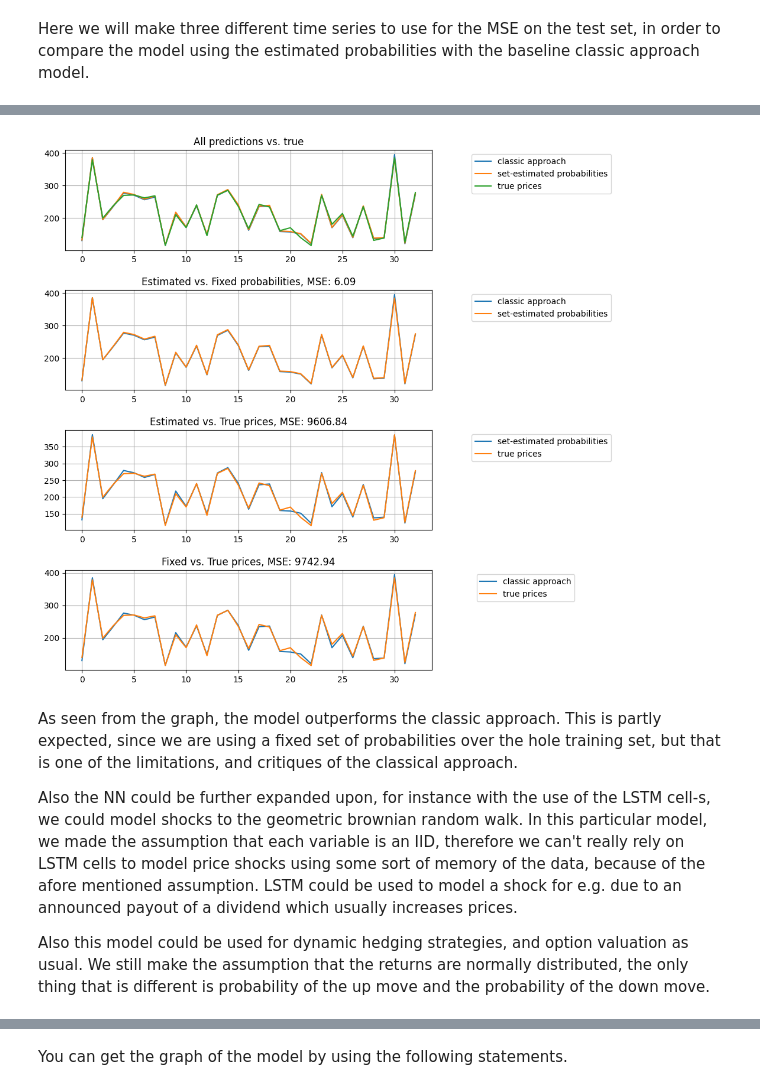
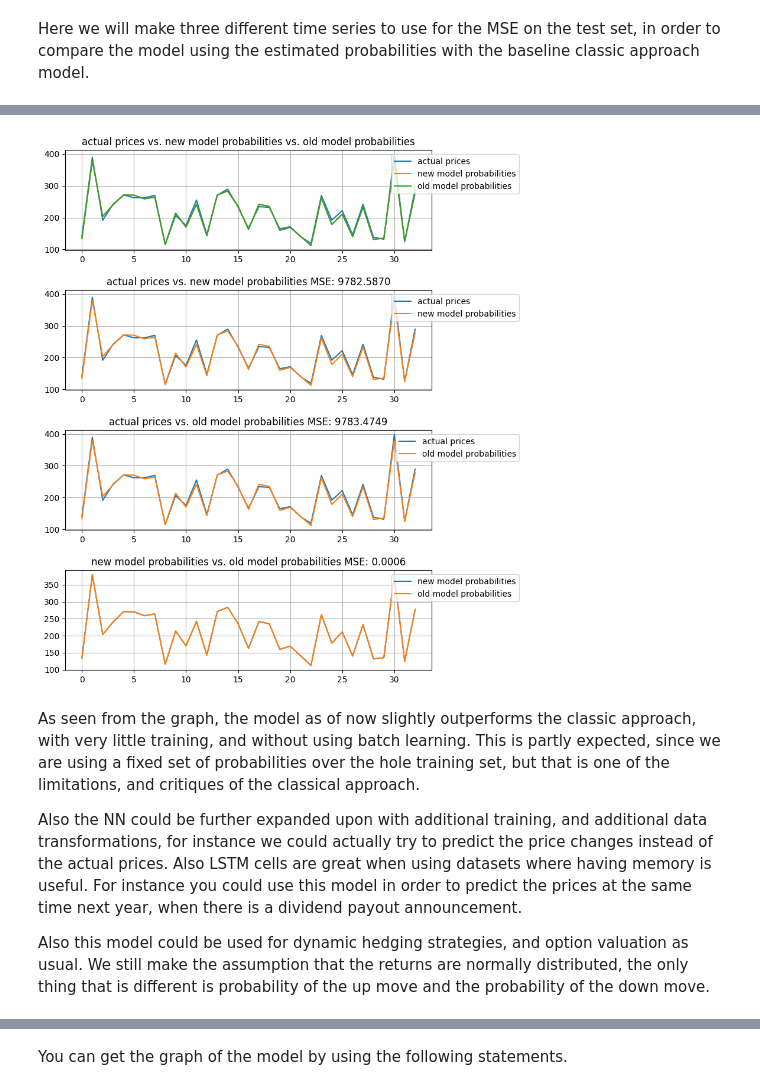
Before and after one commit to SmajlovicEmir/Binomial-ML-probabilities, a Jupyter notebook: Probabilities Estimation.ipynb, the cells around one changed output, grey strips where cells are left out. Saved outputs shown, nothing was run; the diff lists cells and outputs as text; code cells hidden in the pictures.

```diff
--- a/Probabilities Estimation.ipynb
+++ b/Probabilities Estimation.ipynb
@@ -228,8 +278,9 @@ plt.show();
 But this approach, usually fails to satisfy, since the conclusion about the normality of the distriubtion depends on the binning used. For a better judgement, of the same type of analysis, Q-Q plots can be used. They are simply the percentiles of the data, plotted against the theoretical log-normal distribution wih the $\sigma$ being equal to the volatility of the log-returns.
 # %%
 for_q_plot = np.array(p.iloc[:])
-fig, ax = plt.subplots()
+fig = plt.figure()
+ax = fig.add_subplot(111)
 stats.probplot(for_q_plot.ravel(), sparams=(p.std().iloc[0]), dist=lognorm, plot=ax)
 ax.set_title(f"Q-Q Plot for a log-normal pdf, with the standard deviation of: {p.std().iloc[0]:.2f}")
-plt.show();
+plt.show()
 # %% [output]
@@ -272,9 +333,12 @@ neg_bin_scorrer = make_scorer(neg_binomial_prediction_error, greater_is_better=T
 # %% [markdown]
 Next up, the Cross-Validation is performed with an early stopping callback in order to reduce the run-time of the process. Another callback in order to save the weights could be made, or for tensorboard, but this is purely for demonstrational purposes.
 # %%
-rnd_search_cv = RandomizedSearchCV(kerasreg_cv, param_distribs, n_iter=10, cv=3, scoring=neg_bin_scorrer)
-rnd_search_cv.fit(x_windows, y_prices, epochs=1000, validation_data=(x_val_windows, y_val_prices),
-                  verbose=0, callbacks=[keras.callbacks.EarlyStopping(patience=20)])
+rnd_search_cv = RandomizedSearchCV(kerasreg_cv, param_distributions=param_distribs, n_iter=1, cv=2,
+                                   scoring=neg_bin_scorrer)
+rnd_search_cv.fit(x_windows_train, y_prices, epochs=5, validation_data=(x_val_windows, y_val_prices),
+                  batch_size=1, verbose=2, callbacks=[keras.callbacks.EarlyStopping(patience=10),
+                                                      keras.callbacks.ReduceLROnPlateau(monitor="loss", factor=0.9,
+                                                                                        patience=5)])
 print(f"Best parameters: {rnd_search_cv.best_params_},\n best_score: {rnd_search_cv.best_score_}")
 
 bin_model = rnd_search_cv.best_estimator_.model
@@ -324,7 +390,10 @@ model probabilities:
 # %% [markdown]
 Here we will make three different time series to use for the MSE on the test set, in order to compare the model using the estimated probabilities with the baseline classic approach model.
 # %%
-price_probas_bin_ml = bin_model.predict(x_test[:, :-2])
+x_test_model = np.log(x_test)
+x_test_model = standard_scale(x_test_model, scale_mean, scale_deviation)
+
+price_probas_bin_ml = bin_model.predict(x_test_model[:, :-2, np.newaxis])
 predicted_prices_ml = price_probas_bin_ml * x_test[:, -2:-1] * [u, d]
 predicted_prices_ml = [np.sum(x) for x in predicted_prices_ml]
 
@@ -335,54 +404,47 @@ predicted_prices_classic_fixed_probabilities = [np.sum(x) for x in predicted_pri
 # %%
-ax1 = plt.subplot(411)
-ax1.plot(predicted_prices_classic_fixed_probabilities, label="classic approach")
-ax1.plot(predicted_prices_ml, label="set-estimated probabilities")
-ax1.plot(x_test[:, -1:], label="true prices")
-ax1.set_title("All predictions vs. true")
-plt.grid()
-plt.legend(bbox_to_anchor=(1.5, 1), loc="upper right")
+def calculate_mse(y_true, y_pred):
+    return np.mean(np.square(y_true - y_pred))
 
-MSE_fixed_estimated = np.mean(np.square(np.array(predicted_prices_classic_fixed_probabilities) - predicted_prices_ml))
 
-ax2 = plt.subplot(412)
-ax2.plot(predicted_prices_classic_fixed_probabilities, label="classic approach")
-ax2.plot(predicted_prices_ml, label="set-estimated probabilities")
-ax2.set_title(f"Estimated vs. Fixed probabilities, MSE: {MSE_fixed_estimated:.2f}")
-plt.legend(bbox_to_anchor=(1.5, 1), loc="upper right")
-plt.grid()
+dict_all = {"actual prices": x_test[:, -1:],
+            "new model probabilities": np.array(predicted_prices_ml),
+            "old model probabilities": np.array(predicted_prices_classic_fixed_probabilities),
+            }
 
-MSE_true_estimated = np.mean(np.square(x_test[1:, -1:] - predicted_prices_ml))
+subplot_no = 411
+all_labels = tuple([*dict_all.keys()])
 
-ax3 = plt.subplot(413)
-ax3.plot(predicted_prices_ml, label="set-estimated probabilities")
-ax3.plot(x_test[:, -1:], label="true prices")
-ax3.set_title(f"Estimated vs. True prices, MSE: {MSE_true_estimated:.2f}")
-plt.legend(bbox_to_anchor=(1.5, 1), loc="upper right")
-plt.grid()
-
-MSE_true_fixed = np.mean(np.square(x_test[:, -1:] - np.array(predicted_prices_classic_fixed_probabilities)))
-
-ax4 = plt.subplot(414)
-ax4.plot(predicted_prices_classic_fixed_probabilities, label="classic approach")
-ax4.plot(x_test[:, -1:], label="true prices")
-ax4.set_title(f"Fixed vs. True prices, MSE: {MSE_true_fixed:.2f}")
-plt.legend(bbox_to_anchor=(1.4, 1), loc="upper right")
-plt.grid()
+for combination in [all_labels] + list(itertools.combinations(all_labels, 2)):
+    ax = plt.subplot(subplot_no)
+    temp_data = []
+    for label in combination:
+        ax.plot(dict_all[label], label=label)
+        if len(combination) < 3:
+            temp_data.append(dict_all[label])
+    title = " vs. ".join(combination)
+    if len(temp_data) > 0:
+        current_MSE = calculate_mse(*temp_data)
+        title = title + f" MSE: {current_MSE:.4f}"
+    ax.set_title(title)
+    plt.grid()
+    plt.legend(bbox_to_anchor=(1.25, 1), loc="upper right")
+    subplot_no += 1
 
 plt.subplots_adjust(left=0.1,
                     bottom=0.1,
                     right=0.789,
                     top=0.9,
                     wspace=0.4,
                     hspace=0.4)
 
 plt.rcParams['figure.figsize'] = [9, 11]
 plt.show()
 # %% [output]
-[figure, old version]
+[figure, new version]
 # %% [markdown]
-As seen from the graph, the model outperforms the classic approach. This is partly expected, since we are using a fixed set of probabilities over the hole training set, but that is one of the limitations, and critiques of the classical approach.
+As seen from the graph, the model as of now slightly outperforms the classic approach, with very little training, and without using batch learning. This is partly expected, since we are using a fixed set of probabilities over the hole training set, but that is one of the limitations, and critiques of the classical approach.
 
-Also the NN could be further expanded upon, for instance with the use of the LSTM cell-s, we could model shocks to the geometric brownian random walk. In this particular model, we made the assumption that each variable is an IID, therefore we can't really rely on LSTM cells to model price shocks using some sort of memory of the data, because of the afore mentioned assumption. LSTM could be used to model a shock for e.g. due to an announced payout of a dividend which usually increases prices.
+Also the NN could be further expanded upon with additional training, and additional data transformations, for instance we could actually try to predict the price changes instead of the actual prices. Also LSTM cells are great when using datasets where having memory is useful. For instance you could use this model in order to predict the prices at the same time next year, when there is a dividend payout announcement.
 
 Also this model could be used for dynamic hedging strategies, and option valuation as usual. We still make the assumption that the returns are normally distributed, the only thing that is different is probability of the up move and the probability of the down move.
 # %% [markdown]
```
Also changed, not shown: parts of 27 cells of this notebook, 3 other files.
